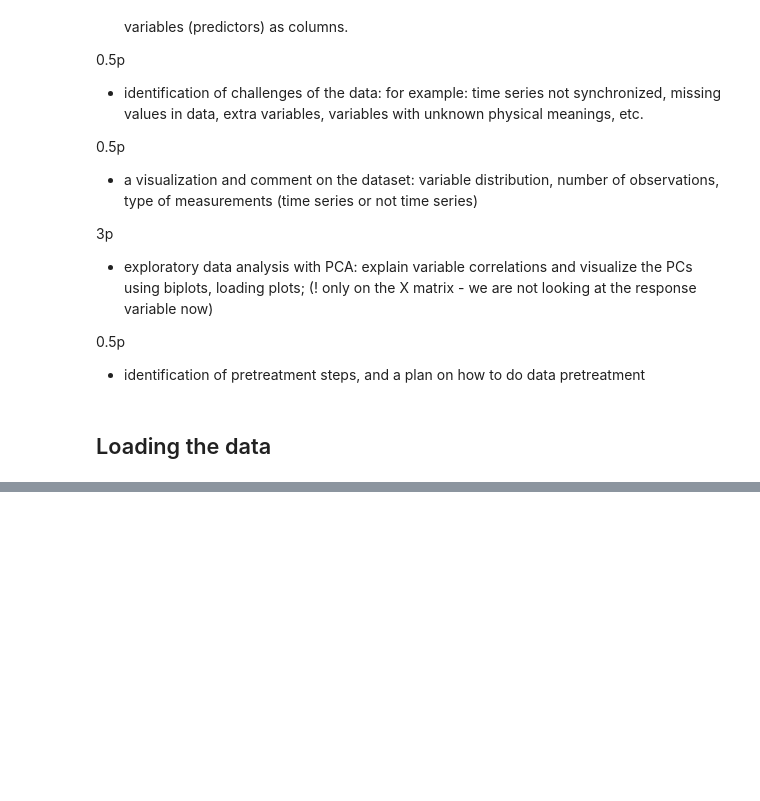
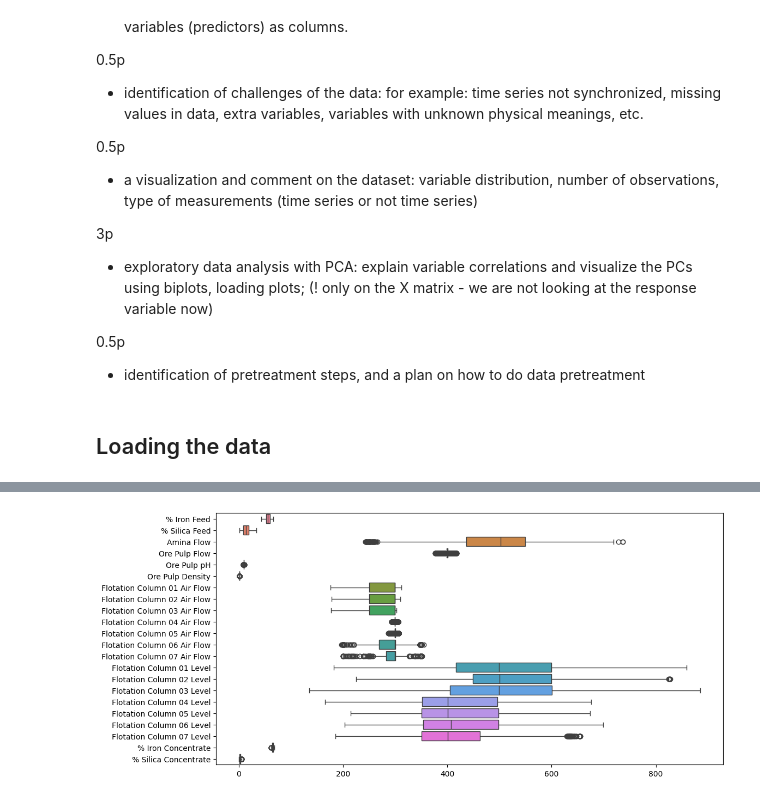
Before and after one commit to EskelinenElias/ADAML-project1, a Jupyter notebook: ADAML_project1.ipynb, the cells around one changed output, grey strips where cells are left out. Cells and saved outputs as stored; diff of their text form; code cells hidden in the pictures; blank space fills up the shorter version.

```diff
--- a/ADAML_project1.ipynb
+++ b/ADAML_project1.ipynb
@@ -30,7 +34,4 @@ Breakdown of the points:
 # %%
-import numpy as np
-import pandas as pd
-
 path = "data.csv"
 data = pd.read_csv(path)
 
@@ -43,6 +44,7 @@ for column in data.columns[1:]:
     data[column] = data[column].str.replace(',', '.')
     data[column] = data[column].astype(float)
 
-print(data.head())
-print(len(data))
+resampled_data = data.groupby("date").mean(numeric_only=True).reset_index()
+
+resampled_data
 # %% [output]
@@ -65,0 +89,12 @@ print(len(data))
+# %%
+import seaborn as sns
+
+filtered_columns = data.columns[data.columns != "Starch Flow"]
+resampled_filtered = resampled_data[filtered_columns]
+
+plt.figure(figsize=(12, 6))
+sns.boxplot(data=resampled_filtered, orient="h")
+
+plt.show()
+# %% [output]
+[figure, added]
```
Also changed, not shown: parts of 7 cells of this notebook.
